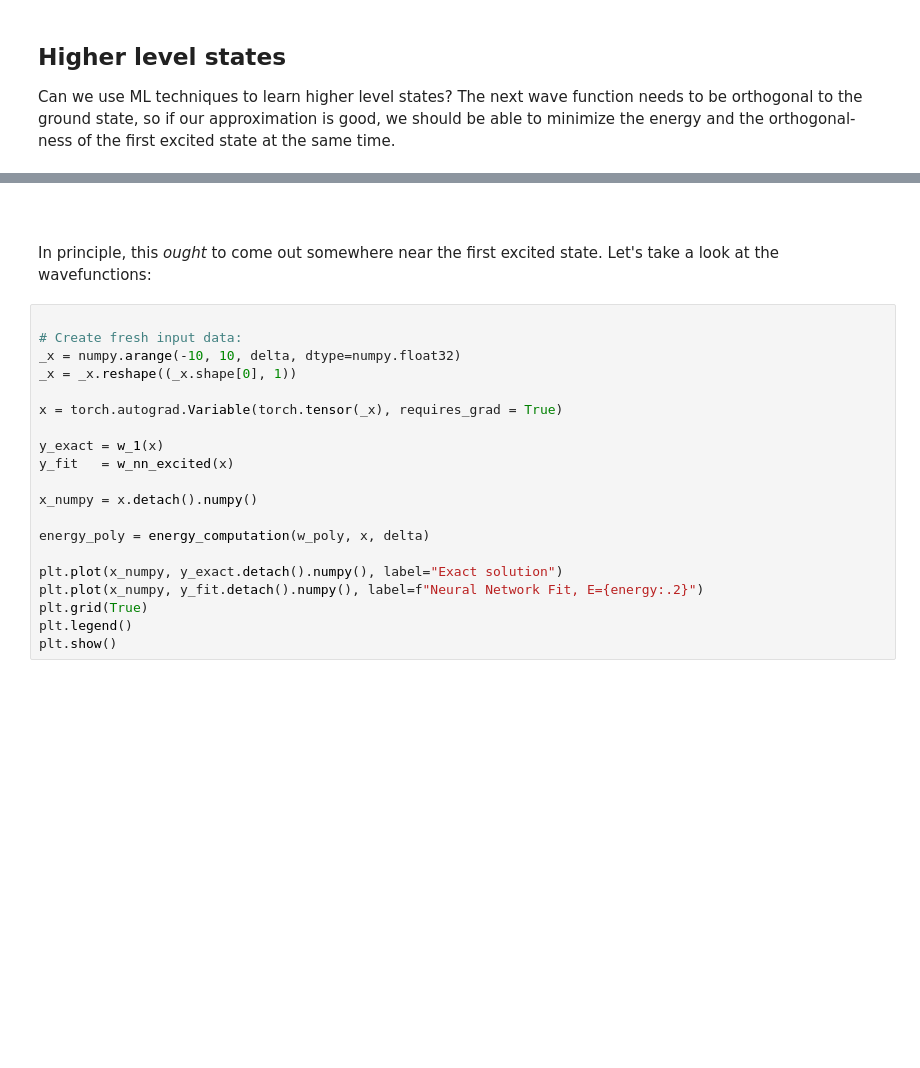
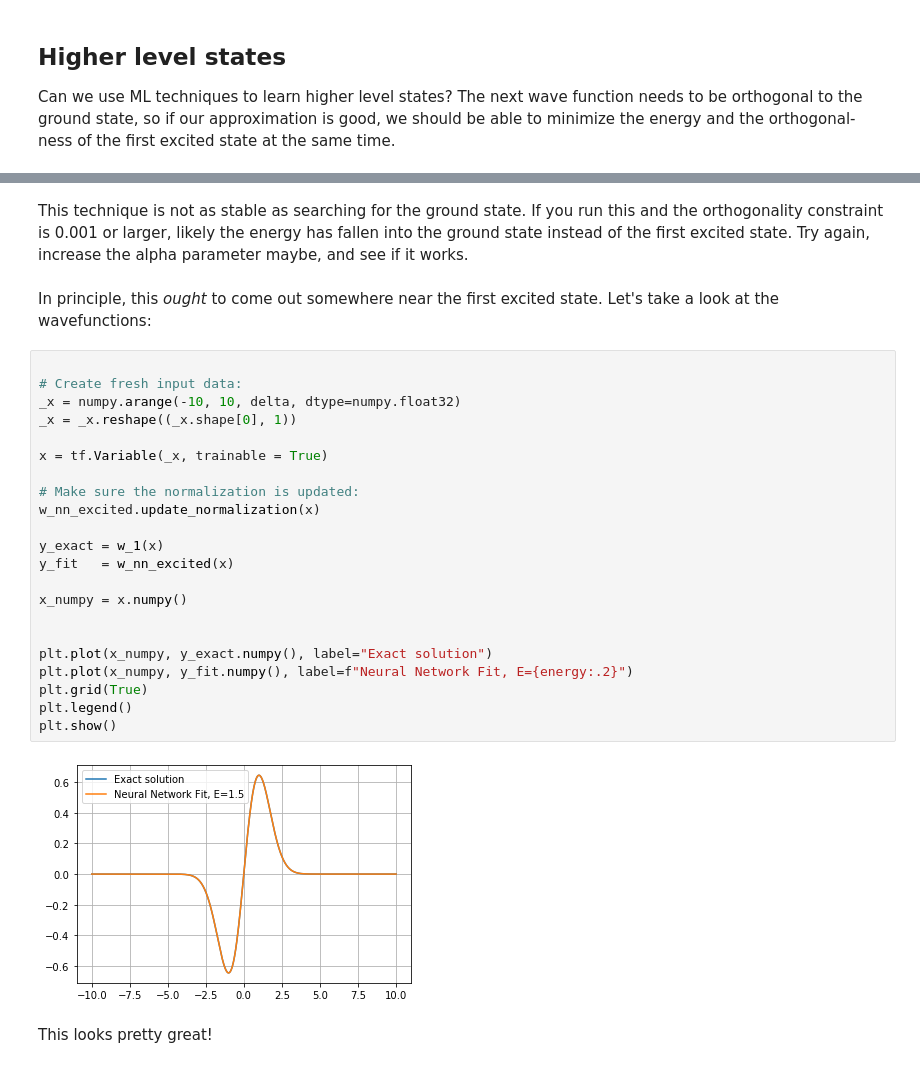
Before and after one commit to Nuclear-Physics-with-Machine-Learning/MLQM, a Jupyter notebook: Harmonic Oscillator TF.ipynb, the cells around one changed output, grey strips where cells are left out. Drawn from its saved outputs; the diff is of its cells as text; blank space fills up the shorter version.

```diff
--- a/Harmonic Oscillator TF.ipynb
+++ b/Harmonic Oscillator TF.ipynb
@@ -841,27 +808,33 @@ KeyboardInterrupt:
-# %% [markdown]
-#####
+# %% [markdown]
+This technique is not as stable as searching for the ground state.  If you run this and the orthogonality constraint is 0.001 or larger, likely the energy has fallen into the ground state instead of the first excited state.  Try again, increase the alpha parameter maybe, and see if it works.
 # %% [markdown]
 In principle, this *ought* to come out somewhere near the first excited state.  Let's take a look at the wavefunctions:
 # %%
 
 # Create fresh input data:
 _x = numpy.arange(-10, 10, delta, dtype=numpy.float32)
 _x = _x.reshape((_x.shape[0], 1))
 
-x = torch.autograd.Variable(torch.tensor(_x), requires_grad = True)
+x = tf.Variable(_x, trainable = True)
+
+# Make sure the normalization is updated:
+w_nn_excited.update_normalization(x)
 
 y_exact = w_1(x)
 y_fit   = w_nn_excited(x)
 
-x_numpy = x.detach().numpy()
+x_numpy = x.numpy()
 
-energy_poly = energy_computation(w_poly, x, delta)
 
-plt.plot(x_numpy, y_exact.detach().numpy(), label="Exact solution")
-plt.plot(x_numpy, y_fit.detach().numpy(), label=f"Neural Network Fit, E={energy:.2}")
+plt.plot(x_numpy, y_exact.numpy(), label="Exact solution")
+plt.plot(x_numpy, y_fit.numpy(), label=f"Neural Network Fit, E={energy:.2}")
 plt.grid(True)
 plt.legend()
 plt.show()
+# %% [output]
+[figure, added]
+# %% [markdown]
+This looks pretty great!
 # %%
 
 # Create fresh input data:
```
Also changed, not shown: parts of 35 cells of this notebook.
